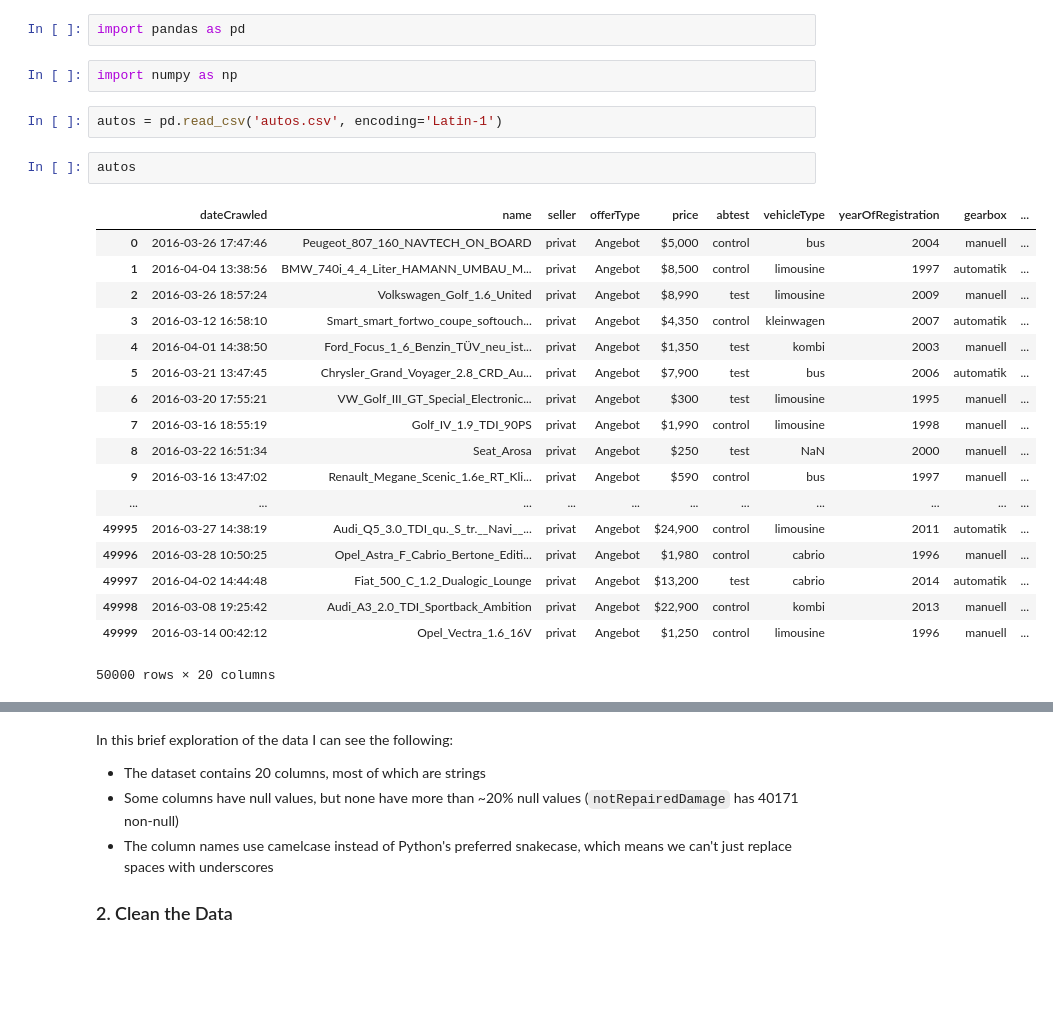
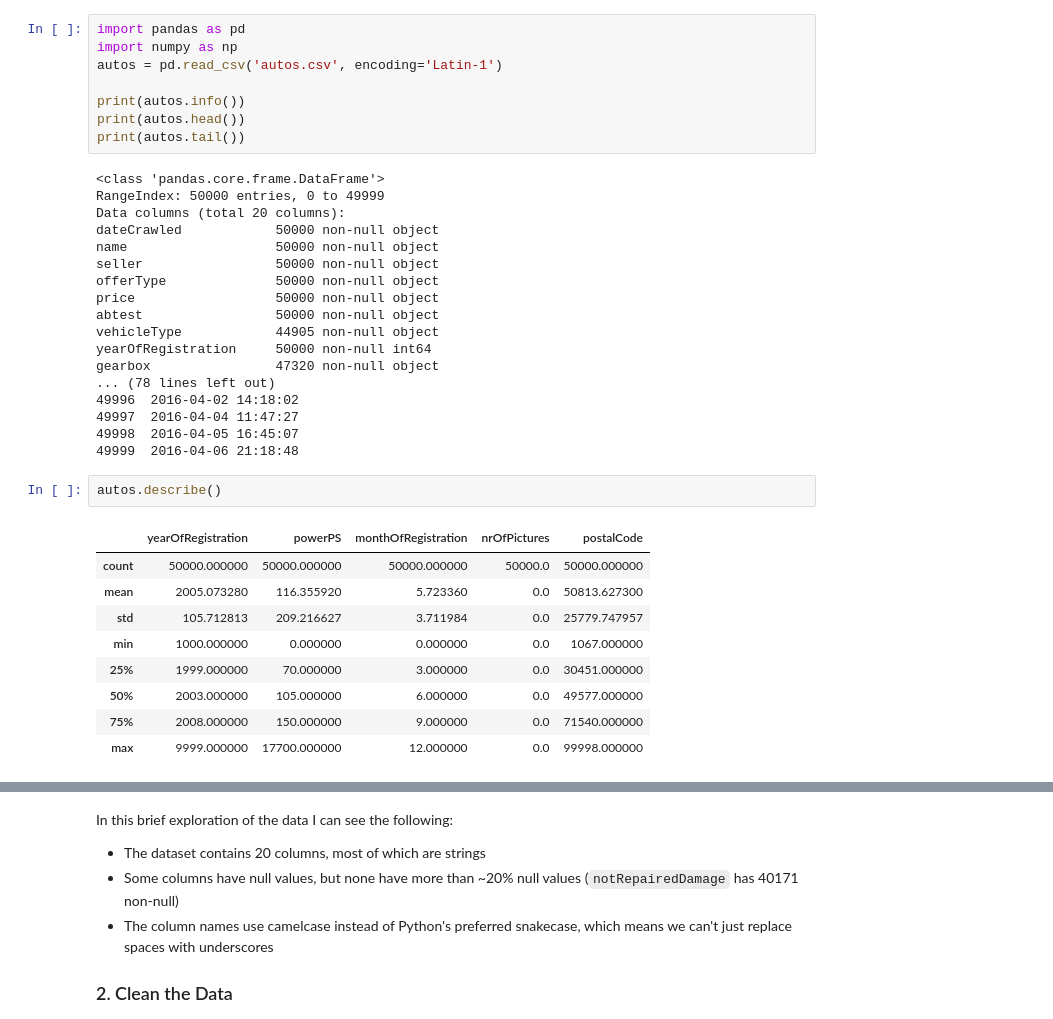
Before and after one commit to floresclaudiaa/DataScience, a Jupyter notebook: 08_eBay_car_data_analysis.ipynb, the cells around one changed output, grey strips where cells are left out. Cells and saved outputs as stored; diff of their text form; blank space fills up the shorter version.

```diff
--- a/08_eBay_car_data_analysis.ipynb
+++ b/08_eBay_car_data_analysis.ipynb
@@ -20,30 +20,41 @@ To accomplish this I will do the following:
 4. Make Conclusions from my analysis
 
 ### 1. Explore the Data
-# %%
-import pandas as pd
-# %%
-import numpy as np
-# %%
-autos = pd.read_csv('autos.csv', encoding='Latin-1')
+# %%
+import pandas as pd
+import numpy as np
+autos = pd.read_csv('autos.csv', encoding='Latin-1')
+
+print(autos.info())
+print(autos.head())
+print(autos.tail())
+# %% [output]
+<class 'pandas.core.frame.DataFrame'>
+RangeIndex: 50000 entries, 0 to 49999
+Data columns (total 20 columns):
+dateCrawled            50000 non-null object
+name                   50000 non-null object
+seller                 50000 non-null object
+offerType              50000 non-null object
+price                  50000 non-null object
+abtest                 50000 non-null object
+vehicleType            44905 non-null object
+yearOfRegistration     50000 non-null int64
+gearbox                47320 non-null object
+... (78 lines left out)
+49996  2016-04-02 14:18:02
+49997  2016-04-04 11:47:27
+49998  2016-04-05 16:45:07
+49999  2016-04-06 21:18:48
 # %%
-autos
+autos.describe()
 # %% [output]
-|  | dateCrawled | name | seller | offerType | price | abtest | vehicleType | yearOfRegistration | gearbox | ... |
-| 0 | 2016-03-26 17:47:46 | Peugeot_807_160_NAVTECH_ON_BOARD | privat | Angebot | $5,000 | control | bus | 2004 | manuell | ... |
-| 1 | 2016-04-04 13:38:56 | BMW_740i_4_4_Liter_HAMANN_UMBAU_M... | privat | Angebot | $8,500 | control | limousine | 1997 | automatik | ... |
-| 2 | 2016-03-26 18:57:24 | Volkswagen_Golf_1.6_United | privat | Angebot | $8,990 | test | limousine | 2009 | manuell | ... |
-| 3 | 2016-03-12 16:58:10 | Smart_smart_fortwo_coupe_softouch... | privat | Angebot | $4,350 | control | kleinwagen | 2007 | automatik | ... |
-| 4 | 2016-04-01 14:38:50 | Ford_Focus_1_6_Benzin_TÜV_neu_ist... | privat | Angebot | $1,350 | test | kombi | 2003 | manuell | ... |
-| 5 | 2016-03-21 13:47:45 | Chrysler_Grand_Voyager_2.8_CRD_Au... | privat | Angebot | $7,900 | test | bus | 2006 | automatik | ... |
-| 6 | 2016-03-20 17:55:21 | VW_Golf_III_GT_Special_Electronic... | privat | Angebot | $300 | test | limousine | 1995 | manuell | ... |
-| 7 | 2016-03-16 18:55:19 | Golf_IV_1.9_TDI_90PS | privat | Angebot | $1,990 | control | limousine | 1998 | manuell | ... |
-| 8 | 2016-03-22 16:51:34 | Seat_Arosa | privat | Angebot | $250 | test | NaN | 2000 | manuell | ... |
-| 9 | 2016-03-16 13:47:02 | Renault_Megane_Scenic_1.6e_RT_Kli... | privat | Angebot | $590 | control | bus | 1997 | manuell | ... |
-| ... | ... | ... | ... | ... | ... | ... | ... | ... | ... | ... |
-| 49995 | 2016-03-27 14:38:19 | Audi_Q5_3.0_TDI_qu._S_tr.__Navi__... | privat | Angebot | $24,900 | control | limousine | 2011 | automatik | ... |
-| 49996 | 2016-03-28 10:50:25 | Opel_Astra_F_Cabrio_Bertone_Editi... | privat | Angebot | $1,980 | control | cabrio | 1996 | manuell | ... |
-| 49997 | 2016-04-02 14:44:48 | Fiat_500_C_1.2_Dualogic_Lounge | privat | Angebot | $13,200 | test | cabrio | 2014 | automatik | ... |
-| 49998 | 2016-03-08 19:25:42 | Audi_A3_2.0_TDI_Sportback_Ambition | privat | Angebot | $22,900 | control | kombi | 2013 | manuell | ... |
-| 49999 | 2016-03-14 00:42:12 | Opel_Vectra_1.6_16V | privat | Angebot | $1,250 | control | limousine | 1996 | manuell | ... |
+|  | yearOfRegistration | powerPS | monthOfRegistration | nrOfPictures | postalCode |
+| count | 50000.000000 | 50000.000000 | 50000.000000 | 50000.0 | 50000.000000 |
+| mean | 2005.073280 | 116.355920 | 5.723360 | 0.0 | 50813.627300 |
+| std | 105.712813 | 209.216627 | 3.711984 | 0.0 | 25779.747957 |
+| min | 1000.000000 | 0.000000 | 0.000000 | 0.0 | 1067.000000 |
+| 25% | 1999.000000 | 70.000000 | 3.000000 | 0.0 | 30451.000000 |
+| 50% | 2003.000000 | 105.000000 | 6.000000 | 0.0 | 49577.000000 |
+| 75% | 2008.000000 | 150.000000 | 9.000000 | 0.0 | 71540.000000 |
+| max | 9999.000000 | 17700.000000 | 12.000000 | 0.0 | 99998.000000 |
-50000 rows × 20 columns
```
Also changed, not shown: parts of 3 cells of this notebook.
